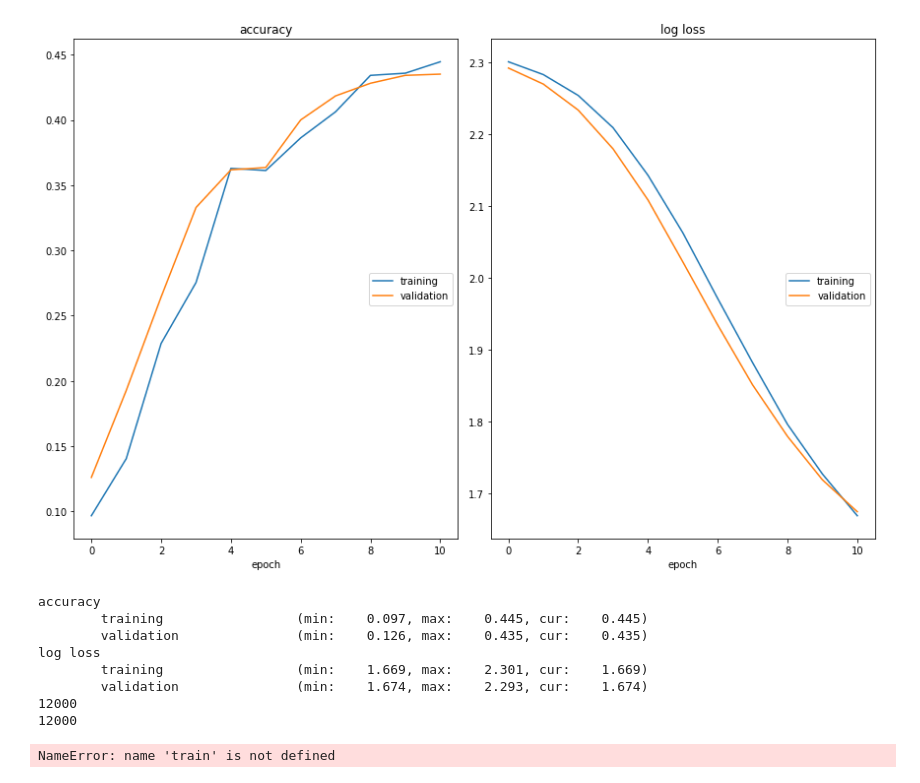
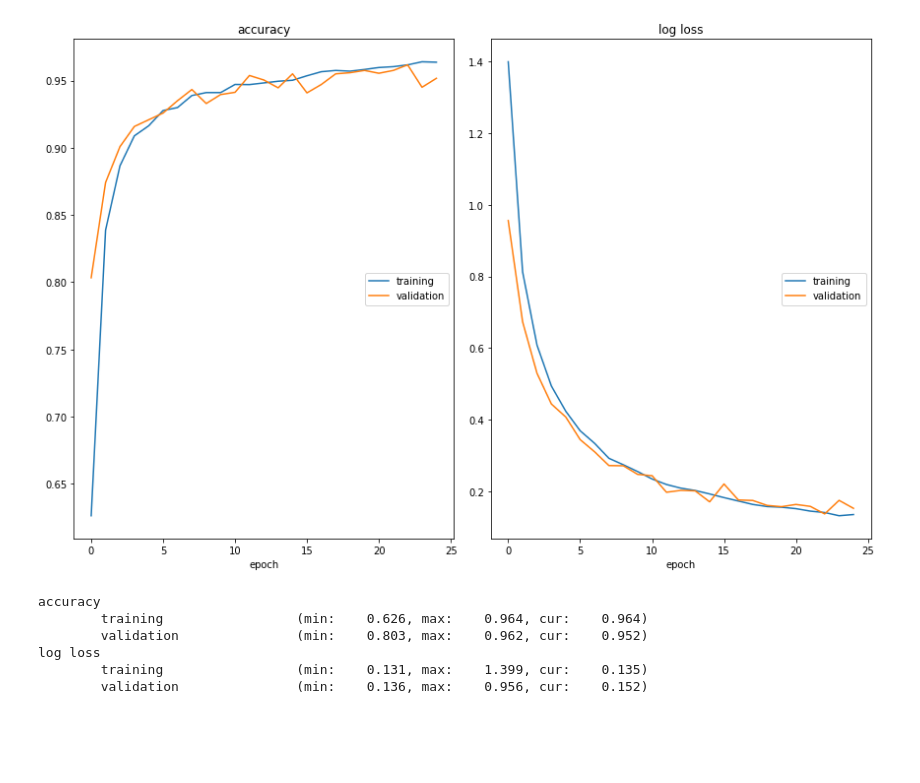
Before and after one commit to k8lion/equiNAS, a Jupyter notebook: sandbox.ipynb, the cells around one changed output. Drawn from its saved outputs; the diff is of its cells as text; code cells hidden in the pictures; blank space fills up the shorter version.

```diff
--- a/sandbox.ipynb
+++ b/sandbox.ipynb
@@ -292,8 +389,7 @@ split = int(np.floor(validation_split * dataset_size))
 if shuffle_dataset :
     np.random.seed(random_seed)
     np.random.shuffle(indices)
-val_indices, train_indices = indices[split:], indices[:split]
-print(len(val_indices), len(train_indices))
+train_indices, val_indices = indices[split:], indices[:split]
 
 # Creating PT data samplers and loaders:
 train_sampler = SubsetRandomSampler(train_indices)
@@ -316,17 +412,20 @@ loss_function = torch.nn.CrossEntropyLoss()
 
 epochs = 30
 # %%
-def train(model, optimizer, train_loader=train_loader, validation_loader=validation_loader, loss_function=loss_function, epochs=epochs):
+def train(model, train_loader=train_loader, validation_loader=validation_loader, loss_function=loss_function, epochs=epochs):
+    optimizer = torch.optim.Adam(model.parameters(), lr=5e-5) #, weight_decay=1e-5)
+
     liveloss = PlotLosses()
     dataloaders = {
         "train": train_loader,
         "validation": validation_loader
     }
+    save = {'train': {'loss': [], 'accuracy': []},
+            'validation' : {'loss': [], 'accuracy': []}}
 
     for epoch in range(epochs):
         logs = {}
         for phase in ['train', 'validation']:
-            print(len(dataloaders[phase].dataset))
             if phase == 'train':
                 model.train()
             else:
@@ -363,27 +462,25 @@ def train(model, optimizer, train_loader=train_loader, validation_loader=validat
             logs[prefix + 'log loss'] = epoch_loss.item()
             logs[prefix + 'accuracy'] = epoch_acc.item()
 
+            save[phase]['loss'].append(epoch_loss.item())
+            save[phase]['accuracy'].append(epoch_acc.item())
+
         liveloss.update(logs)
         liveloss.send()
+    return logs
 # %%
-model = MLP2(input_size=1*1*29*29, h1=300, h2=100, output_size=10).to(device)
-optimizer = torch.optim.Adam(model.parameters(), lr=5e-5) #, weight_decay=1e-5)
+#model = MLP2(input_size=1*1*29*29, h1=300, h2=100, output_size=10).to(device)
 
-train(model, optimizer)
+#train(model)
-# %% [output]
-[figure, removed]
-accuracy
-        training                 (min:    0.097, max:    0.445, cur:    0.445)
-        validation               (min:    0.126, max:    0.435, cur:    0.435)
-log loss
-        training                 (min:    1.669, max:    2.301, cur:    1.669)
-        validation               (min:    1.674, max:    2.293, cur:    1.674)
-12000
-12000
 # %%
-model = LeNet5().to(device)
-optimizer = torch.optim.Adam(model.parameters(), lr=5e-5) #, weight_decay=1e-5)
+model = UnsteerableCNN().to(device)
 
-train(model, optimizer)
+logs_unsteerable = train(model)
 # %% [output]
+[figure, added]
-NameError: name 'train' is not defined
+accuracy
+        training                 (min:    0.626, max:    0.964, cur:    0.964)
+        validation               (min:    0.803, max:    0.962, cur:    0.952)
+log loss
+        training                 (min:    0.131, max:    1.399, cur:    0.135)
+        validation               (min:    0.136, max:    0.956, cur:    0.152)
```
Also changed, not shown: parts of 7 cells of this notebook.
